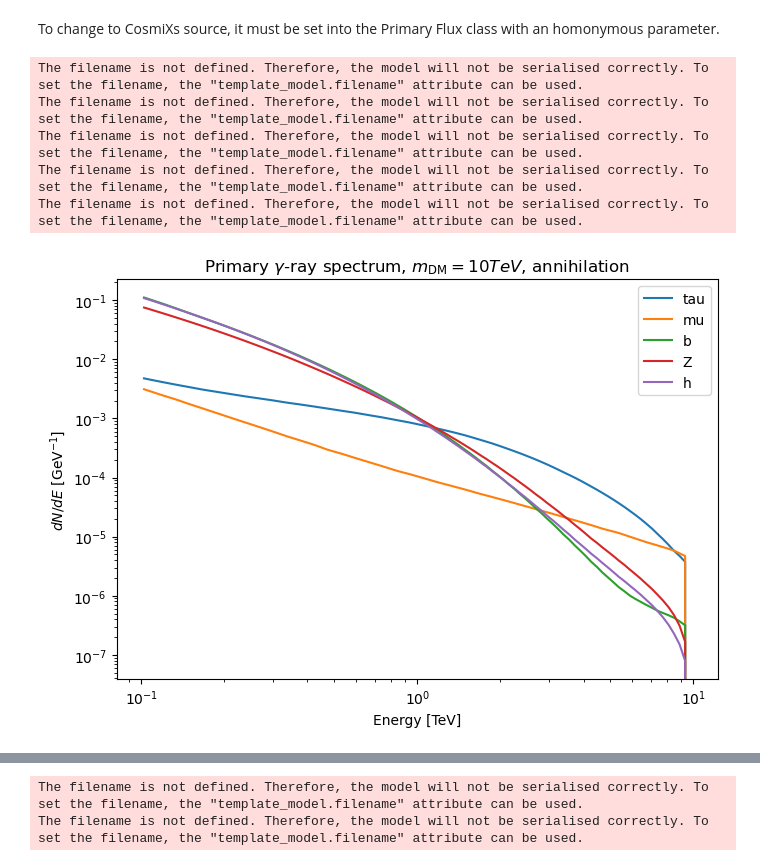
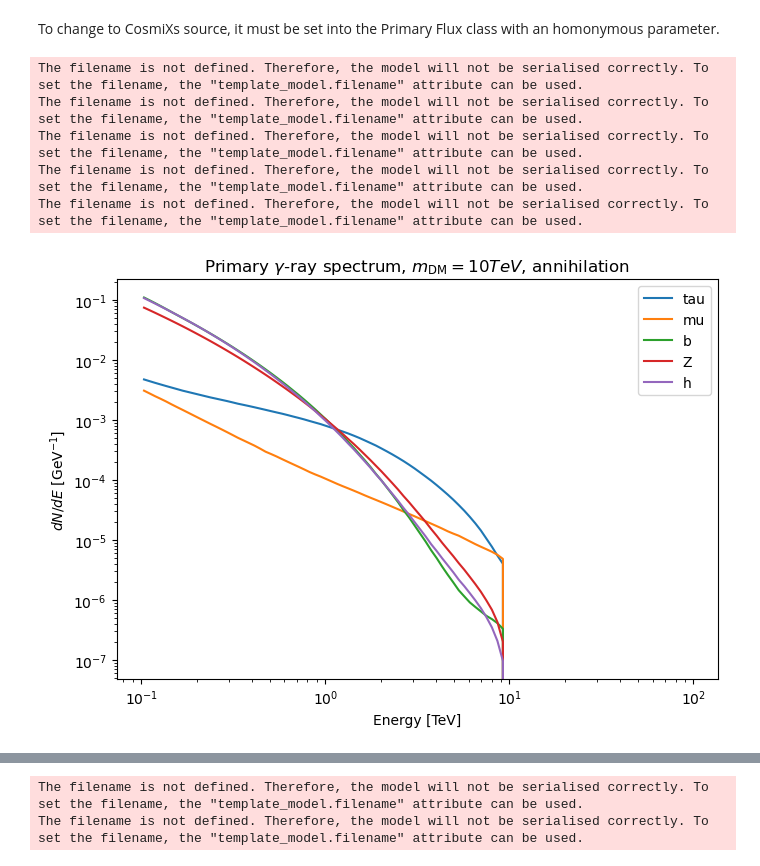
Before and after one commit to alexcervino/Dark-Matter-Tutorials-Gammapy, a Jupyter notebook: tutorial_basics.ipynb, the cells around one changed output, grey strips where cells are left out. Drawn from its saved outputs; the diff is of its cells as text; code cells hidden in the pictures.

```diff
--- a/tutorial_basics.ipynb
+++ b/tutorial_basics.ipynb
@@ -302,35 +302,35 @@ To change to CosmiXs source, it must be set into the Primary Flux class with an
 # %%
 mDM = 10.0 * u.TeV
 channels = ["tau", "mu", "b", "Z", "h"]
 
 fig, ax = plt.subplots(figsize=(7, 5))
 
 for channel in channels:
     fluxes = PrimaryFlux(mDM=mDM, channel=channel, source='cosmixs'
 )
     fluxes.plot(
-        energy_bounds=[mDM / 100, mDM],
+        energy_bounds=[mDM / 100, 100*u.TeV],
         ax=ax,
         label=channel,
         yunits=u.Unit("1/GeV")
     )
 
 ax.set_yscale("log")
 ax.set_xlabel("Energy [TeV]")
 ax.set_ylabel(r"$dN/dE$ [GeV$^{-1}$]")
 ax.set_title(
     rf"Primary $\gamma$-ray spectrum, $m_{{\rm DM}} = {mDM:.0f}$, annihilation"
 )
 ax.legend()
 plt.tight_layout()
 plt.show()
 # %% [output]
 The filename is not defined. Therefore, the model will not be serialised correctly. To set the filename, the "template_model.filename" attribute can be used.
 The filename is not defined. Therefore, the model will not be serialised correctly. To set the filename, the "template_model.filename" attribute can be used.
 The filename is not defined. Therefore, the model will not be serialised correctly. To set the filename, the "template_model.filename" attribute can be used.
 The filename is not defined. Therefore, the model will not be serialised correctly. To set the filename, the "template_model.filename" attribute can be used.
 The filename is not defined. Therefore, the model will not be serialised correctly. To set the filename, the "template_model.filename" attribute can be used.
-[figure, old version]
+[figure, new version]
 # %% [markdown]
 ## Expected Gamma-Ray Flux Map
 
```
Also changed, not shown: parts of 11 cells of this notebook.
